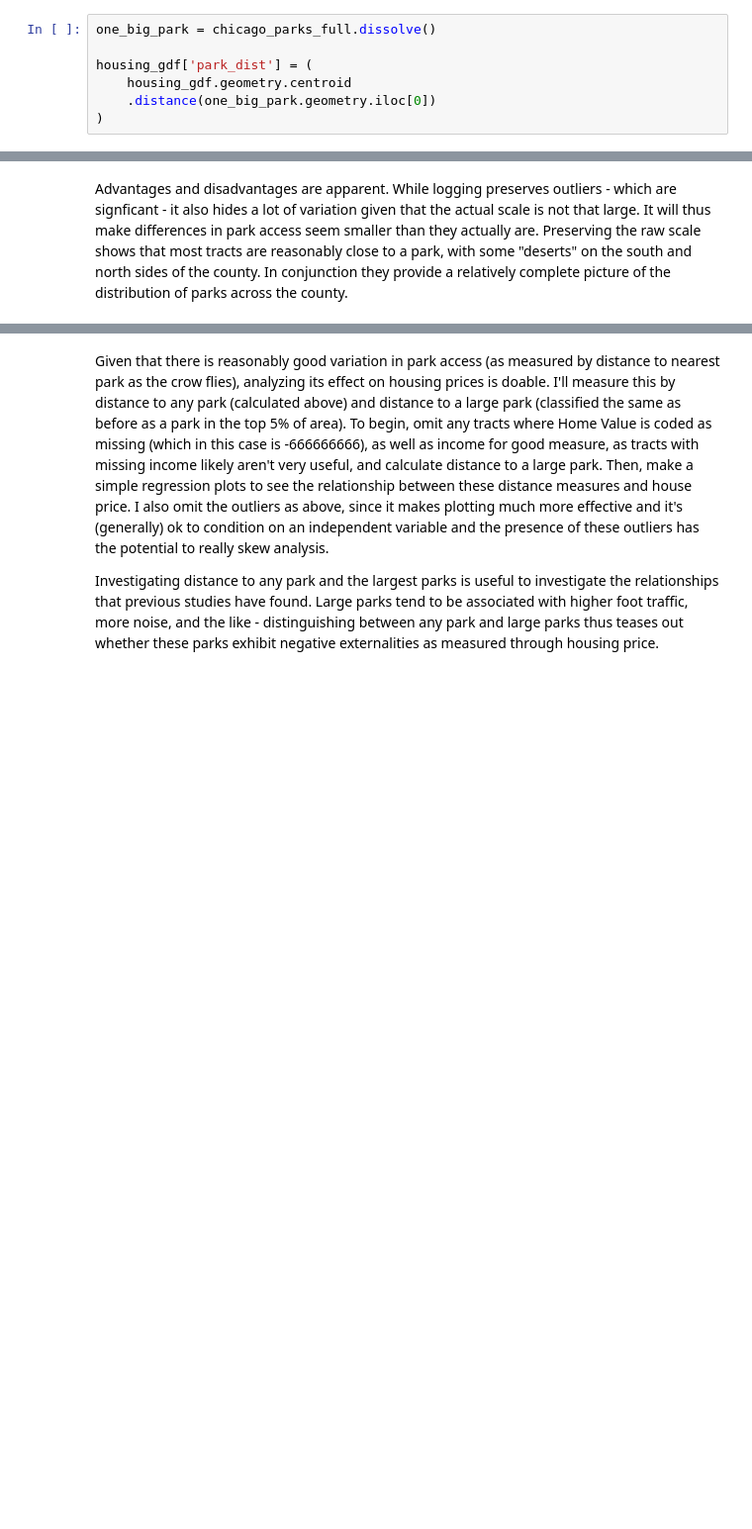
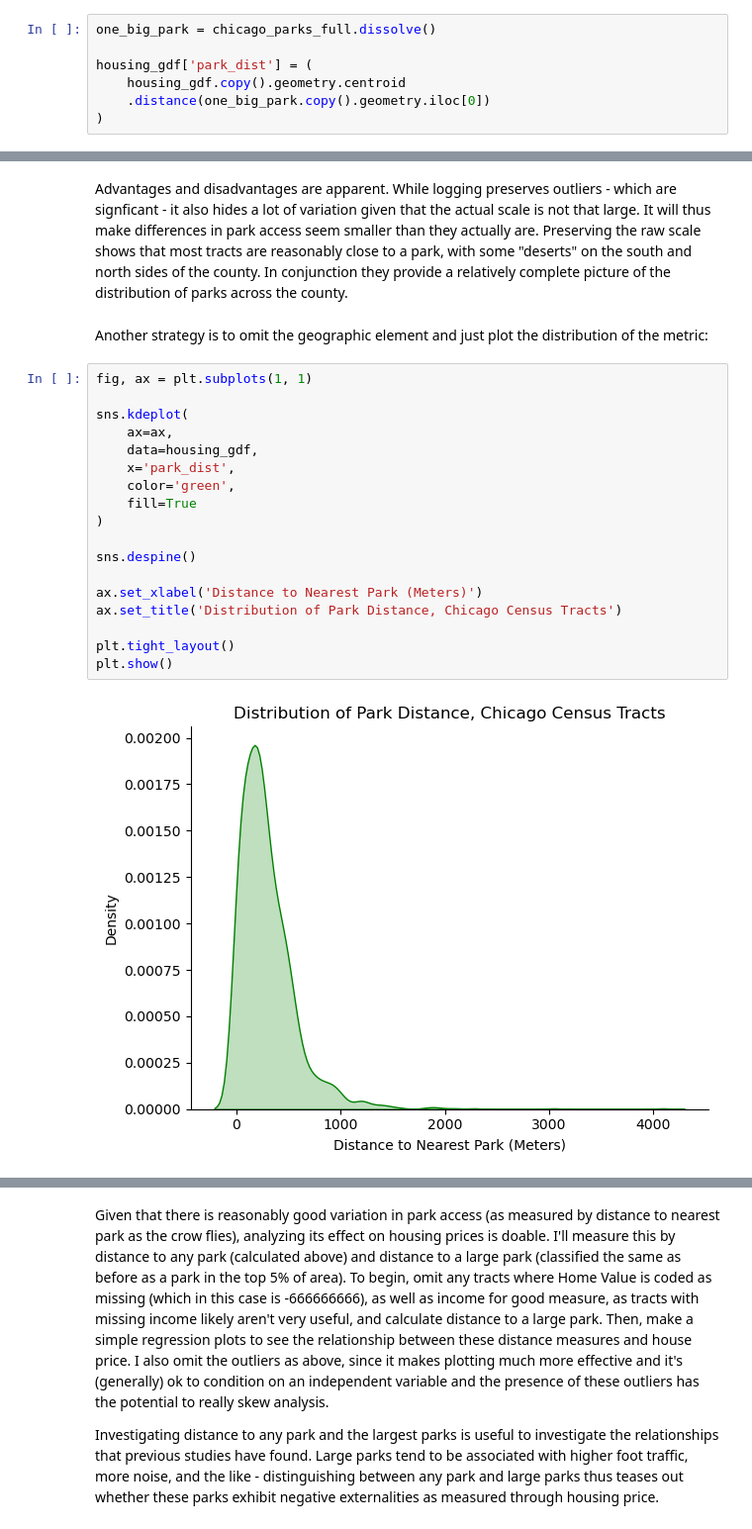
Before and after one commit to adohertymunro/DS-31095-Final-Project, a Jupyter notebook: Final Project.ipynb, the cells around one changed output, grey strips where cells are left out. Shown at 99% size. Drawn from its saved outputs; the diff is of its cells as text; blank space fills up the shorter version.

Commit message:
Moran's I, housing kde, conclusion, bib

```diff
--- a/Final Project.ipynb
+++ b/Final Project.ipynb
@@ -372,8 +373,8 @@ To start, I'm going to look at the closest park for a given census tract, which
 one_big_park = chicago_parks_full.dissolve()
 
 housing_gdf['park_dist'] = (
-    housing_gdf.geometry.centroid
-    .distance(one_big_park.geometry.iloc[0])
+    housing_gdf.copy().geometry.centroid
+    .distance(one_big_park.copy().geometry.iloc[0])
 )
 # %% [markdown]
 If plotting just park distance, there are two significant outliers in the western area of the county that skew the scale significantly and hide a lot of variation. Below I investigate two different ways to address this. The first is to simply omit the top 5 census tracts by distance to park so we can see the variation for the rest of the county. The other strategy is to use a log scale; here, the log1p() function from the numpy library is useful, as it adds 1 to every value so that 0s don't return NaN/-Inf, but rather return 0 given that log1 = 0.
@@ -419,3 +420,25 @@ plt.show()
 [figure]
 # %% [markdown]
 Advantages and disadvantages are apparent. While logging preserves outliers - which are signficant - it also hides a lot of variation given that the actual scale is not that large. It will thus make differences in park access seem smaller than they actually are. Preserving the raw scale shows that most tracts are reasonably close to a park, with some "deserts" on the south and north sides of the county. In conjunction they provide a relatively complete picture of the distribution of parks across the county.
+# %% [markdown]
+Another strategy is to omit the geographic element and just plot the distribution of the metric:
+# %%
+fig, ax = plt.subplots(1, 1)
+
+sns.kdeplot(
+    ax=ax,
+    data=housing_gdf,
+    x='park_dist',
+    color='green',
+    fill=True
+)
+
+sns.despine()
+
+ax.set_xlabel('Distance to Nearest Park (Meters)')
+ax.set_title('Distribution of Park Distance, Chicago Census Tracts')
+
+plt.tight_layout()
+plt.show()
+# %% [output]
+[figure, added]
```
Also changed, not shown: parts of 14 cells of this notebook.
